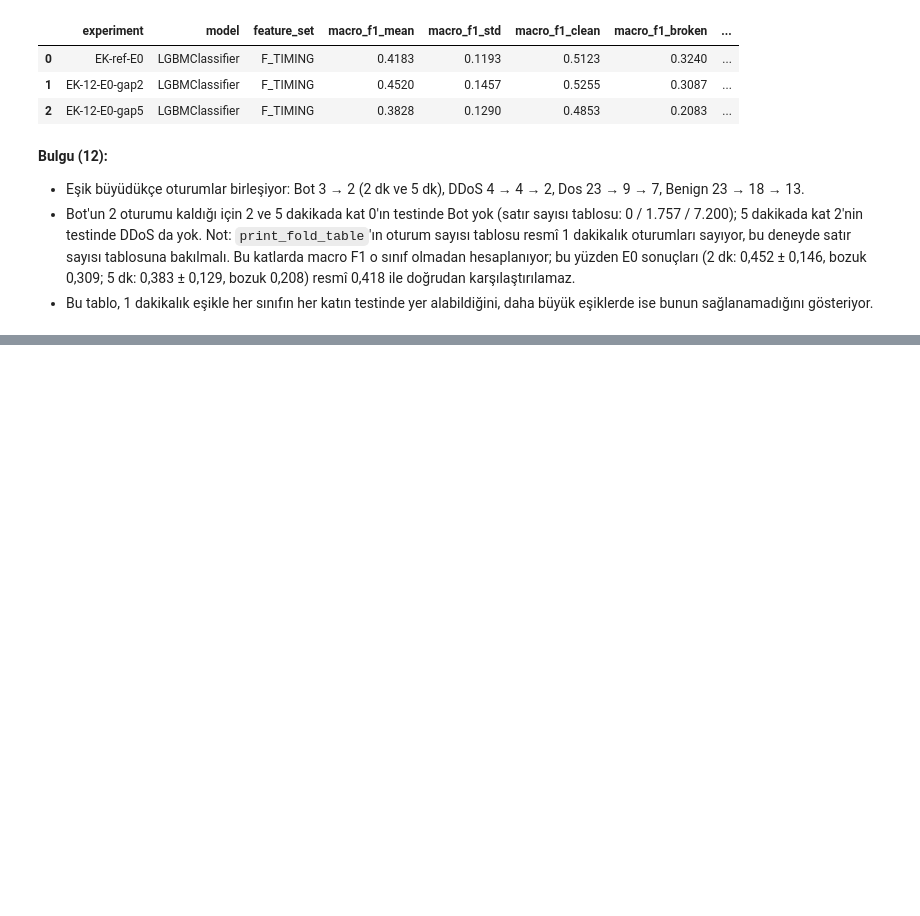
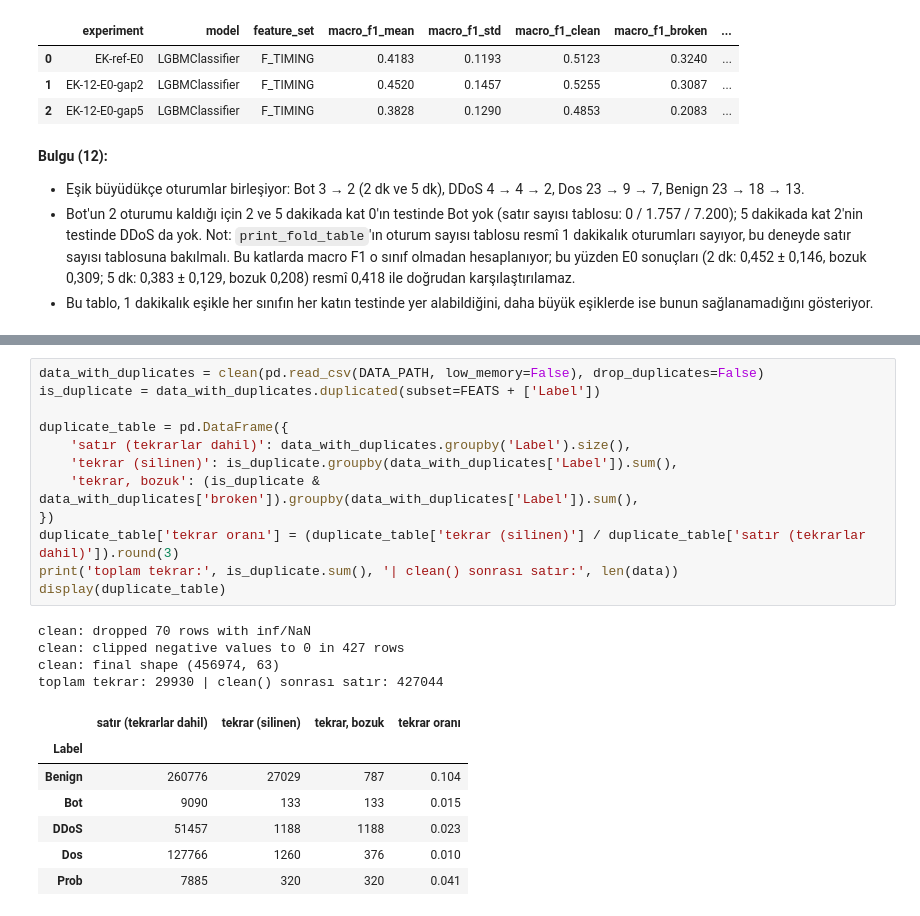
Before and after one commit to dogukandireksiz/iotshield-sdn-ids, a Jupyter notebook: notebooks/10_ek_deneyler.ipynb, the cells around one changed output, grey strips where cells are left out. Cells and saved outputs as stored; diff of their text form; blank space fills up the shorter version.

```diff
--- a/notebooks/10_ek_deneyler.ipynb
+++ b/notebooks/10_ek_deneyler.ipynb
@@ -442,0 +446,24 @@ Sınıf başına oturum sayısı:
+# %%
+data_with_duplicates = clean(pd.read_csv(DATA_PATH, low_memory=False), drop_duplicates=False)
+is_duplicate = data_with_duplicates.duplicated(subset=FEATS + ['Label'])
+
+duplicate_table = pd.DataFrame({
+    'satır (tekrarlar dahil)': data_with_duplicates.groupby('Label').size(),
+    'tekrar (silinen)': is_duplicate.groupby(data_with_duplicates['Label']).sum(),
+    'tekrar, bozuk': (is_duplicate & data_with_duplicates['broken']).groupby(data_with_duplicates['Label']).sum(),
+})
+duplicate_table['tekrar oranı'] = (duplicate_table['tekrar (silinen)'] / duplicate_table['satır (tekrarlar dahil)']).round(3)
+print('toplam tekrar:', is_duplicate.sum(), '| clean() sonrası satır:', len(data))
+display(duplicate_table)
+# %% [output]
+clean: dropped 70 rows with inf/NaN
+clean: clipped negative values to 0 in 427 rows
+clean: final shape (456974, 63)
+toplam tekrar: 29930 | clean() sonrası satır: 427044
+|  | satır (tekrarlar dahil) | tekrar (silinen) | tekrar, bozuk | tekrar oranı |
+| Label |  |  |  |  |
+| Benign | 260776 | 27029 | 787 | 0.104 |
+| Bot | 9090 | 133 | 133 | 0.015 |
+| DDoS | 51457 | 1188 | 1188 | 0.023 |
+| Dos | 127766 | 1260 | 376 | 0.010 |
+| Prob | 7885 | 320 | 320 | 0.041 |
```
Also changed, not shown: parts of 10 cells of this notebook, 1 other file.
